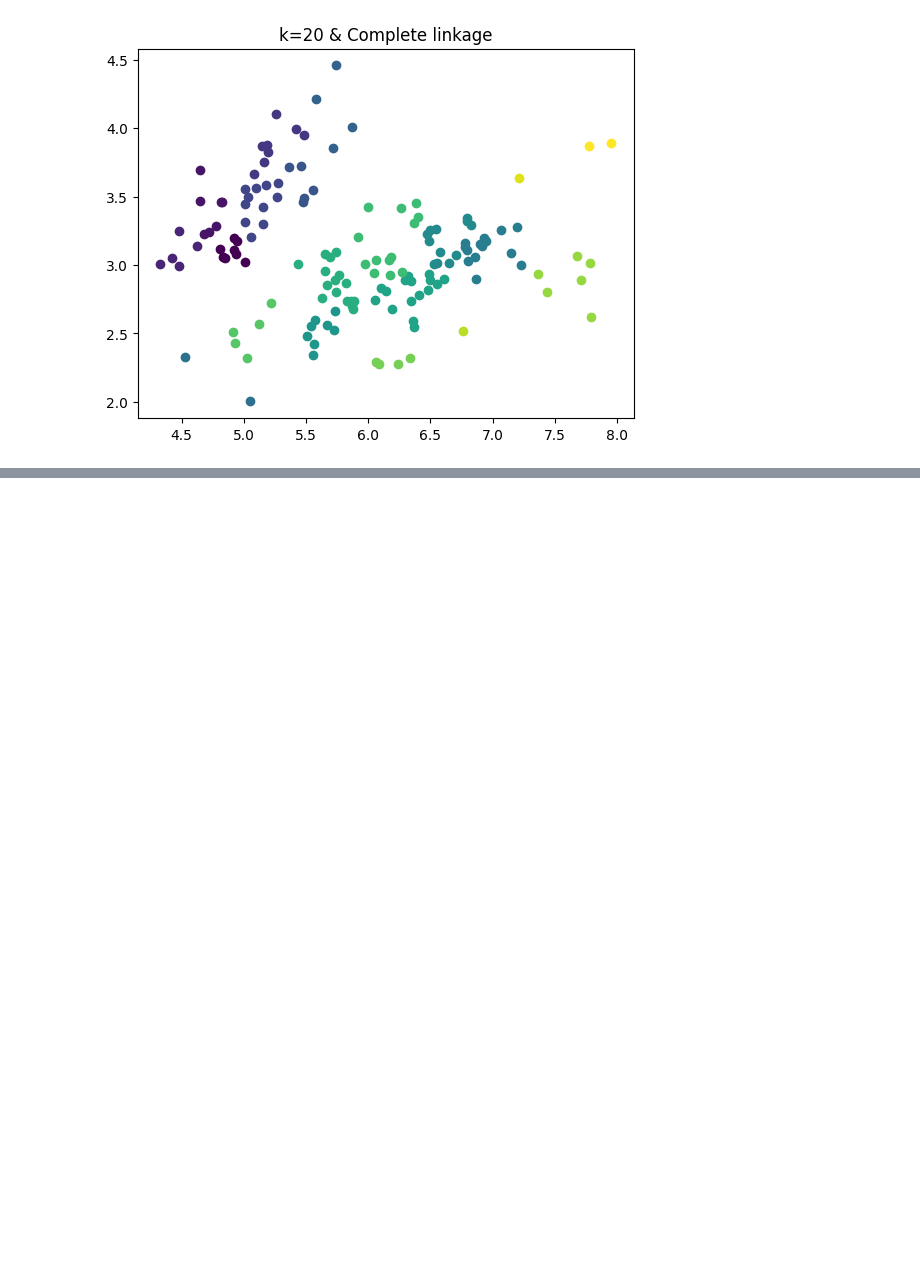
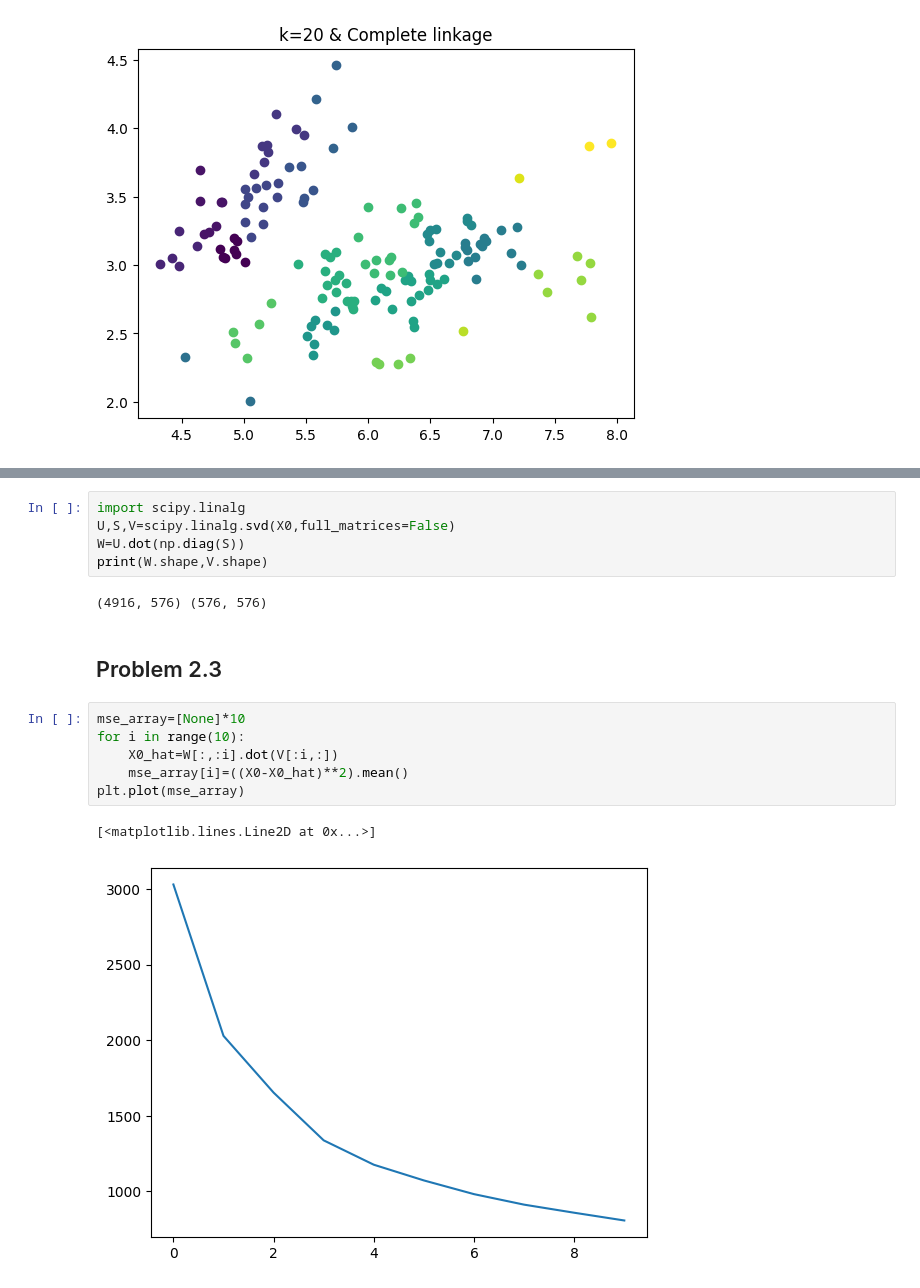
Before and after one commit to hjy22/cs273p_ML, a Jupyter notebook: hw/HW5/hw5.ipynb, the cells around one changed output, grey strips where cells are left out. Saved outputs shown, nothing was run; the diff lists cells and outputs as text; blank space fills up the shorter version.

```diff
--- a/hw/HW5/hw5.ipynb
+++ b/hw/HW5/hw5.ipynb
@@ -87,0 +118,18 @@ for k in k_arr:
+# %%
+import scipy.linalg
+U,S,V=scipy.linalg.svd(X0,full_matrices=False)
+W=U.dot(np.diag(S))
+print(W.shape,V.shape)
+# %% [output]
+(4916, 576) (576, 576)
+# %% [markdown]
+## Problem 2.3
+# %%
+mse_array=[None]*10
+for i in range(10):
+    X0_hat=W[:,:i].dot(V[:i,:])
+    mse_array[i]=((X0-X0_hat)**2).mean()
+plt.plot(mse_array)
+# %% [output]
+[<matplotlib.lines.Line2D at 0x...>]
+[figure, added]
```
Also changed, not shown: parts of 16 cells of this notebook, 6 other files.
